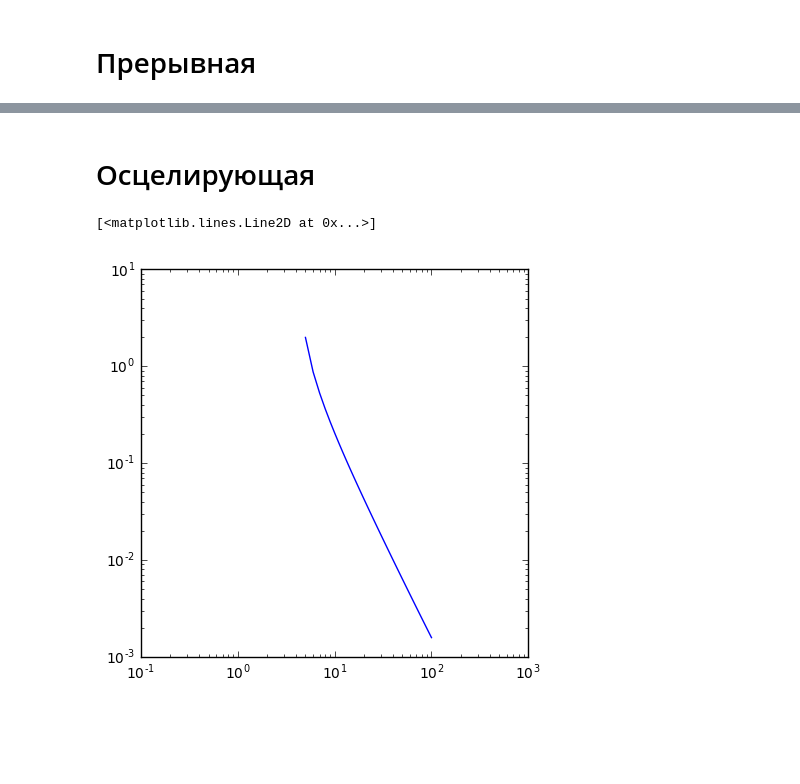
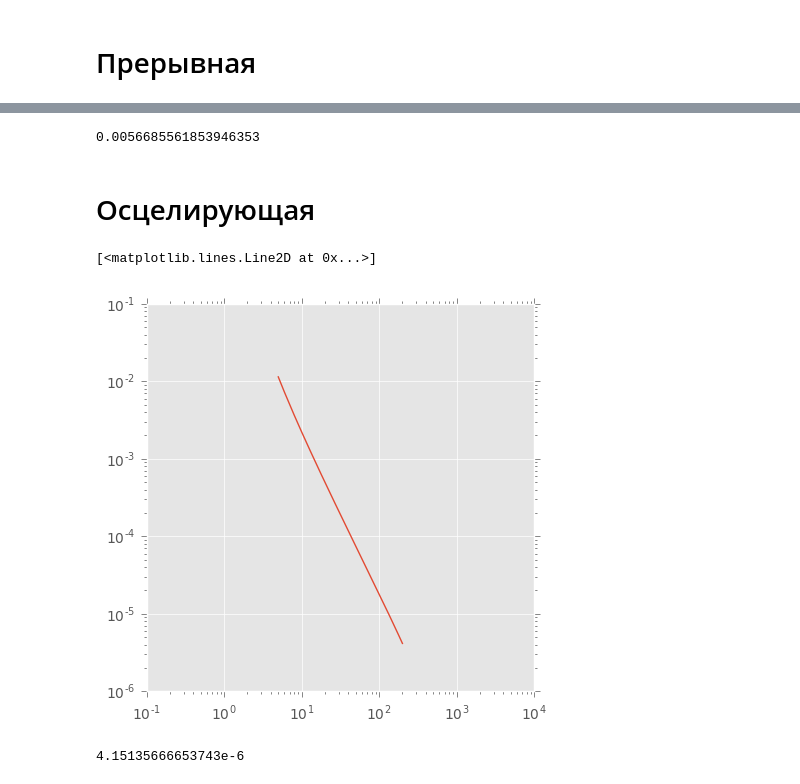
Before and after one commit to Alpus/AdAnalysis, a Jupyter notebook: analytics.ipynb, the cells around one changed output, grey strips where cells are left out. Cells and saved outputs as stored; diff of their text form; code cells hidden in the pictures; blank space fills up the shorter version.

```diff
--- a/analytics.ipynb
+++ b/analytics.ipynb
@@ -10,10 +23,10 @@ from src.logic.functions import OneArgFunction
 # %%
 point_counts = []
 integral_values = []
-for points_count in range(5, 101):
-    func = OneArgFunction(str_func='54*x^4 + x/2', arg='x', begin=0, end=10, points_count=points_count)
+for points_count in range(5, 201):
+    func = OneArgFunction(str_func='x^2', arg='x', begin=0, end=1, points_count=points_count)
     point_counts.append(points_count)
-    integral_values.append(abs(1080025 - func.integrate()))
+    integral_values.append(abs(0.333 - func.integrate()))
 
 plt.figure(figsize=(5, 5))
 plt.xscale('log')
@@ -25,0 +39,3 @@ plt.plot(point_counts, integral_values)
+# %%
+func = OneArgFunction(str_func='x^2', arg='x', begin=0, end=1, points_count=points_count)
+abs(0.333 - func.integrate())
@@ -28,7 +46,7 @@ plt.plot(point_counts, integral_values)
 # %%
 point_counts = []
 integral_values = []
-for points_count in range(5, 101):
+for points_count in range(5, 3001):
     arg_vals = [(x, 1) if x > 0 else (x, -1) for x in np.linspace(-10, 11, points_count)]
     func = OneArgFunction(arg_vals=arg_vals)
     point_counts.append(points_count)
@@ -45,18 +63,29 @@ plt.plot(point_counts, integral_values)
+# %%
+arg_vals = [(x, 1) if x > 0 else (x, -1) for x in np.linspace(-10, 11, points_count)]
+func = OneArgFunction(arg_vals=arg_vals)
+abs(1 - func.integrate())
+# %% [output]
+0.0056685561853946353
 # %% [markdown]
 # Осцелирующая
 # %%
 point_counts = []
 integral_values = []
-for points_count in range(5, 101):
-    func = OneArgFunction(str_func='2sin(x)^2', arg='x', begin=0, end=10, points_count=points_count)
+for points_count in range(5, 201):
+    func = OneArgFunction(str_func='2sin(x^2)', arg='x', begin=0, end=1, points_count=points_count)
     point_counts.append(points_count)
-    integral_values.append(abs(9.5435 - func.integrate()))
+    integral_values.append(abs(0.620537 - func.integrate()))
 
 plt.figure(figsize=(5, 5))
 plt.xscale('log')
 plt.yscale('log')
 plt.axis('equal')
 plt.plot(point_counts, integral_values)
 # %% [output]
 [<matplotlib.lines.Line2D at 0x...>]
-[figure, old version]
+[figure, new version]
+# %%
+func = OneArgFunction(str_func='2sin(x^2)', arg='x', begin=0, end=1, points_count=points_count)
+abs(0.620537 - func.integrate())
+# %% [output]
+4.15135666653743e-6
```
Also changed, not shown: parts of 7 cells of this notebook.
